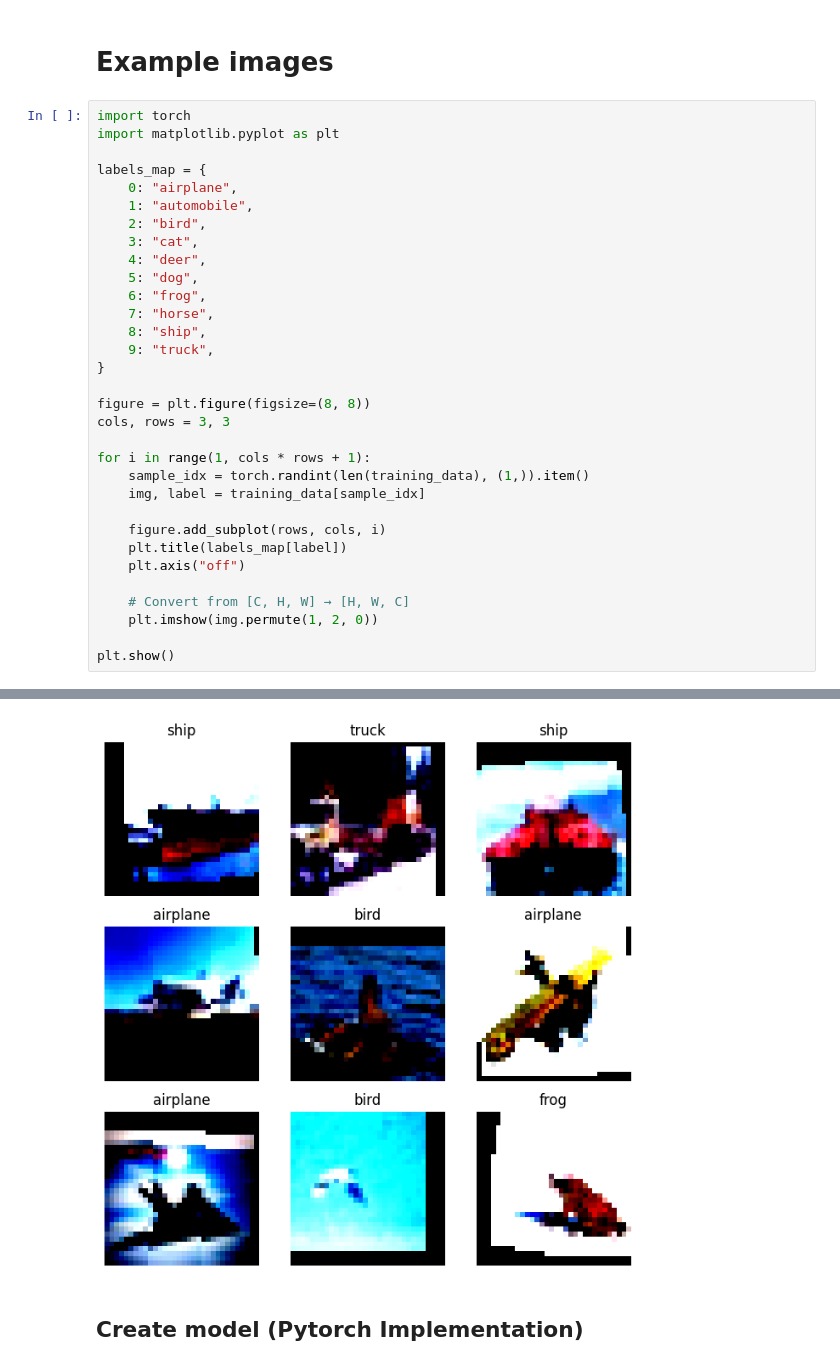
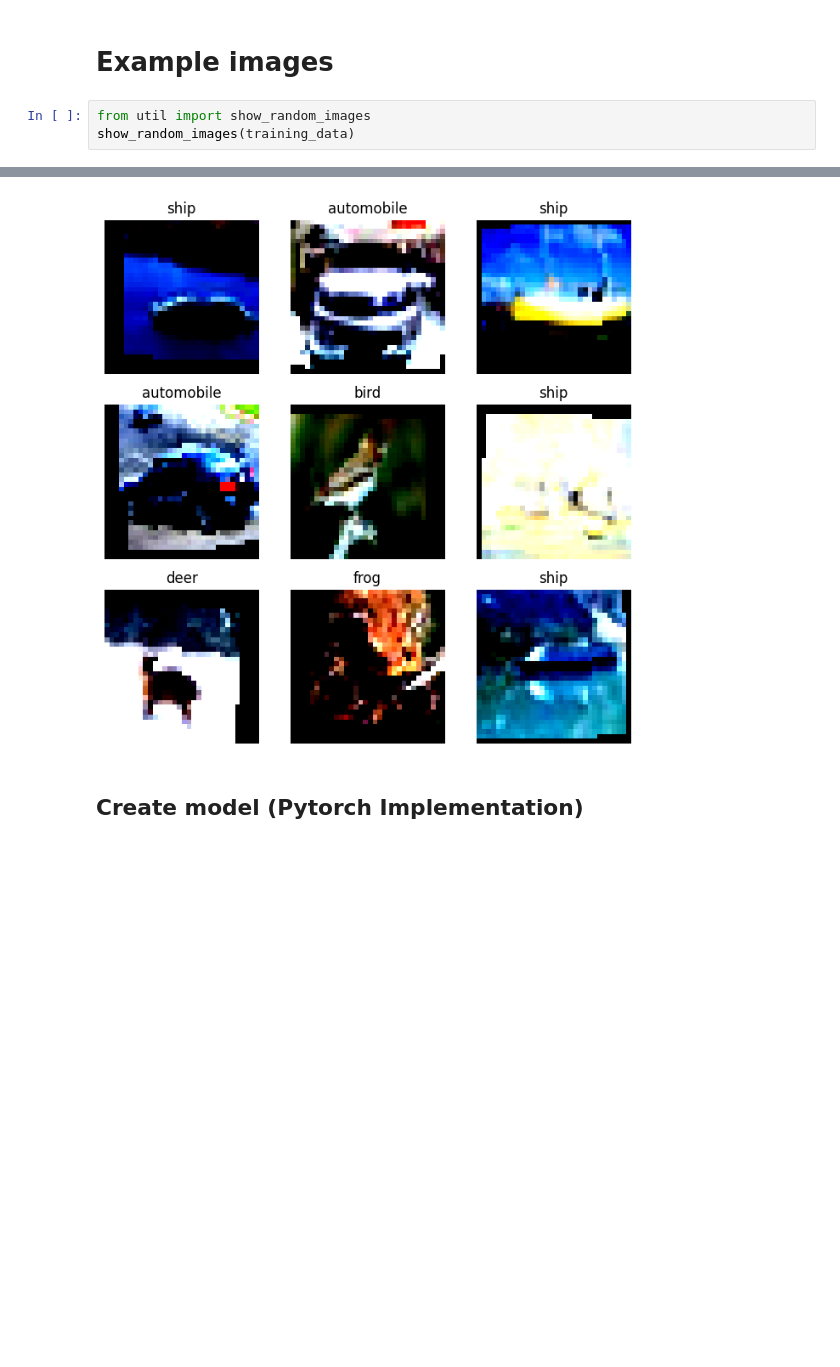
Before and after one commit to AlexMerlo1/CIFAR-10-Image-Classifier, a Jupyter notebook: Image_Classification.ipynb, the cells around one changed output, grey strips where cells are left out. Drawn from its saved outputs; the diff is of its cells as text; blank space fills up the shorter version.

Commit message:
Cleaned up pynb & created training function with support for custom parameters

```diff
--- a/Image_Classification.ipynb
+++ b/Image_Classification.ipynb
@@ -107,35 +109,6 @@ torch.Size([128])
 # %% [markdown]
 # Example images
 # %%
-import torch
-import matplotlib.pyplot as plt
-
-labels_map = {
-    0: "airplane",
-    1: "automobile",
-    2: "bird",
-    3: "cat",
-    4: "deer",
-    5: "dog",
-    6: "frog",
-    7: "horse",
-    8: "ship",
-    9: "truck",
-}
-
-figure = plt.figure(figsize=(8, 8))
-cols, rows = 3, 3
-
-for i in range(1, cols * rows + 1):
-    sample_idx = torch.randint(len(training_data), (1,)).item()
-    img, label = training_data[sample_idx]
-
-    figure.add_subplot(rows, cols, i)
-    plt.title(labels_map[label])
-    plt.axis("off")
-
-    # Convert from [C, H, W] → [H, W, C]
-    plt.imshow(img.permute(1, 2, 0))
-
-plt.show()
+from util import show_random_images
+show_random_images(training_data)
 # %% [output]
@@ -151,4 +115,4 @@ Clipping input data to the valid range for imshow with RGB data ([0..1] for floa
-[figure, old version]
+[figure, new version]
 # %% [markdown]
 ## Create model (Pytorch Implementation)
 # %% [markdown]
```
Also changed, not shown: parts of 18 cells of this notebook, 5 other files.
